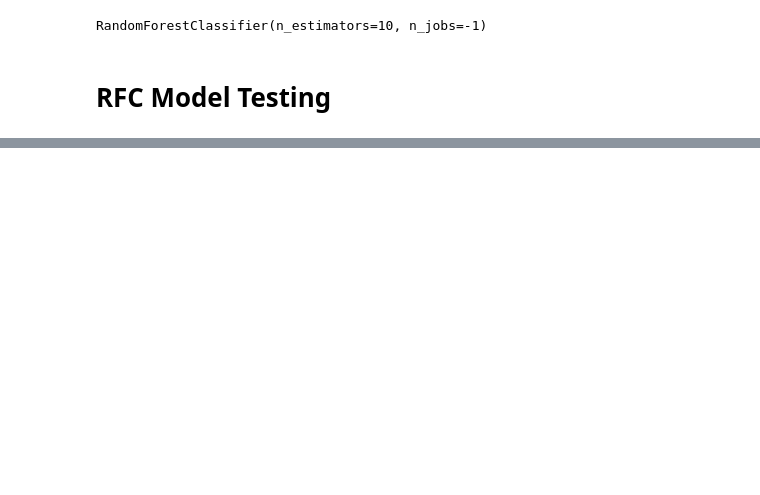
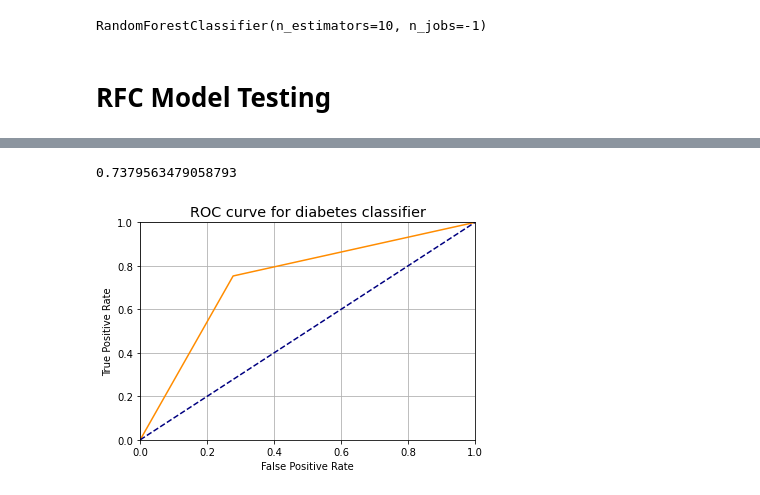
Before and after one commit to wongxiujie/Image-Classification, a Jupyter notebook: AI_Final/Final_RFC model Training & Testing.ipynb, the cells around one changed output, grey strips where cells are left out. Cells and saved outputs as stored; diff of their text form; code cells hidden in the pictures; blank space fills up the shorter version.

```diff
--- a/AI_Final/Final_RFC model Training & Testing.ipynb
+++ b/AI_Final/Final_RFC model Training & Testing.ipynb
@@ -332,0 +353,21 @@ Confusion matrix:
+# %%
+# ROC curve
+# calculate roc curve
+fpr, tpr, thresholds = roc_curve(y_test_data, y_pred)
+
+# roc curve and auc
+plt.plot(fpr, tpr, color="darkorange")
+plt.plot([0, 1], [0, 1], color="navy", linestyle="--", label="random")
+plt.xlim([0.0, 1.0])
+plt.ylim([0.0, 1.0])
+plt.rcParams['font.size'] = 12
+plt.title('ROC curve for diabetes classifier')
+plt.xlabel('False Positive Rate')  # specificity
+plt.ylabel('True Positive Rate')   # sensitivity
+plt.grid(True)
+
+auc = metrics.roc_auc_score(y_test_data, y_pred)
+print(auc)
+# %% [output]
+0.7379563479058793
+[figure, added]
```
Also changed, not shown: parts of 10 cells of this notebook.
